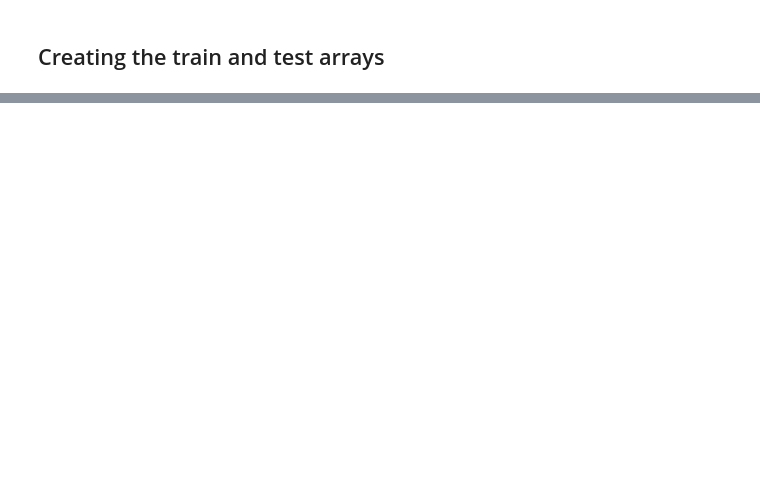
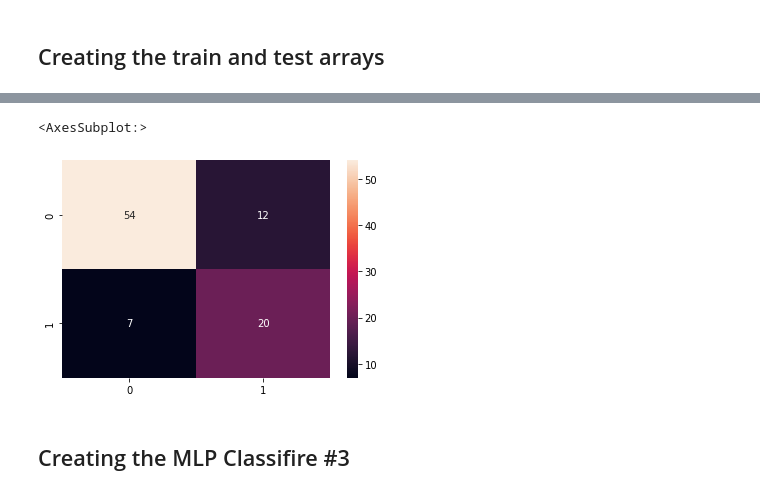
Before and after one commit to HACardoso/MPLMiniProjectSI, a Jupyter notebook: mpl_classifier.ipynb, the cells around one changed output, grey strips where cells are left out. Saved outputs shown, nothing was run; the diff lists cells and outputs as text; code cells hidden in the pictures; blank space fills up the shorter version.

```diff
--- a/mpl_classifier.ipynb
+++ b/mpl_classifier.ipynb
@@ -45,0 +135,8 @@ plt.plot(range(len(mlpClassifier.loss_curve_)),mlpClassifier.loss_curve_)
+# %%
+confMatrix2 = metrics.confusion_matrix(y_test,y_pred2)
+sns.heatmap(pd.DataFrame(confMatrix2),annot=True)
+# %% [output]
+<AxesSubplot:>
+[figure, added]
+# %% [markdown]
+## Creating the MLP Classifire #3
```
Also changed, not shown: parts of 65 cells of this notebook.
